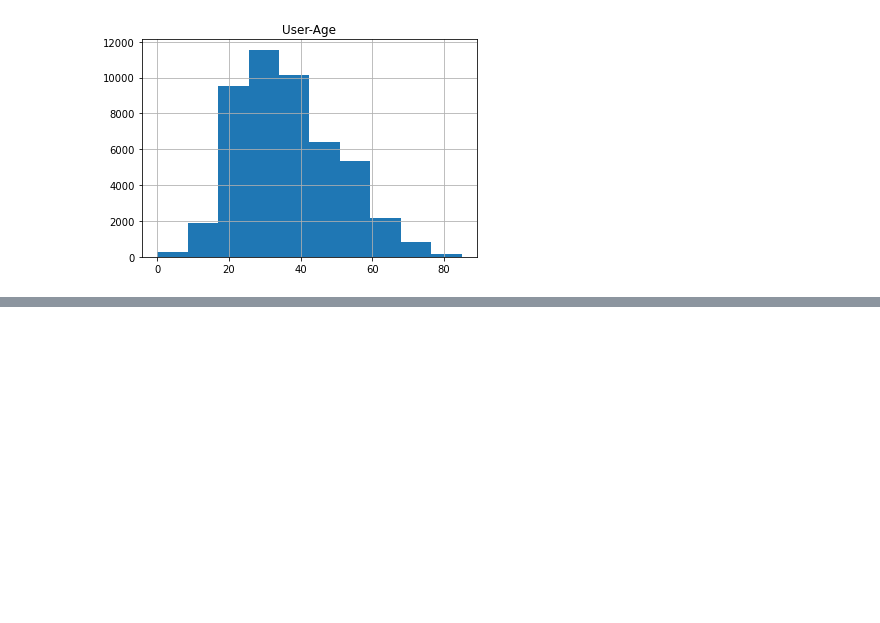
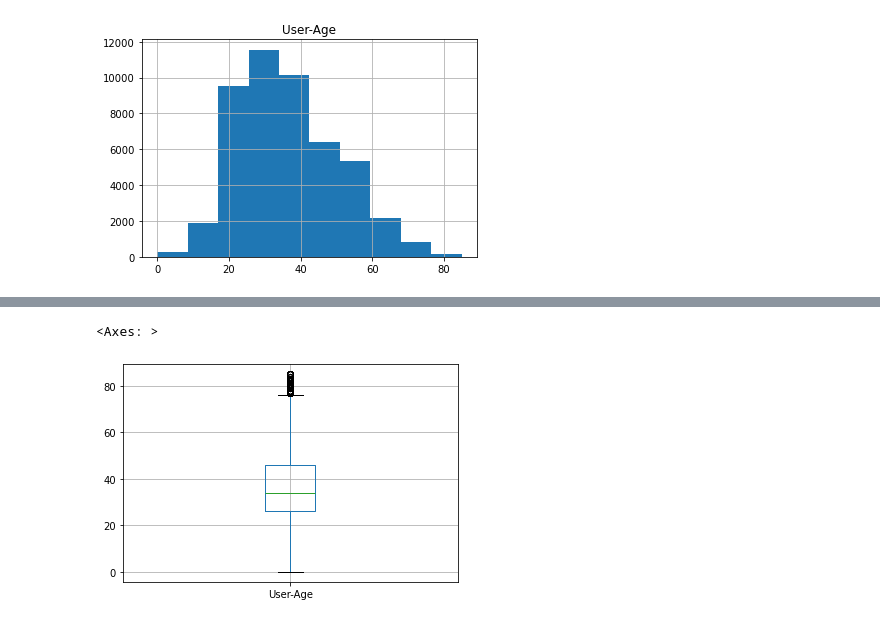
Before and after one commit to caseynator123/EDP_assigment2, a Jupyter notebook: preprocessing/preprocessing_user.ipynb, the cells around one changed output, grey strips where cells are left out. Drawn from its saved outputs; the diff is of its cells as text; code cells hidden in the pictures; blank space fills up the shorter version.

```diff
--- a/preprocessing/preprocessing_user.ipynb
+++ b/preprocessing/preprocessing_user.ipynb
@@ -465,0 +482,5 @@ array([[<Axes: title={'center': 'User-Age'}>]], dtype=object)
+# %%
+users_random_imputed.boxplot(column = 'User-Age')
+# %% [output]
+<Axes: >
+[figure, added]
```
Also changed, not shown: parts of 5 cells of this notebook.
